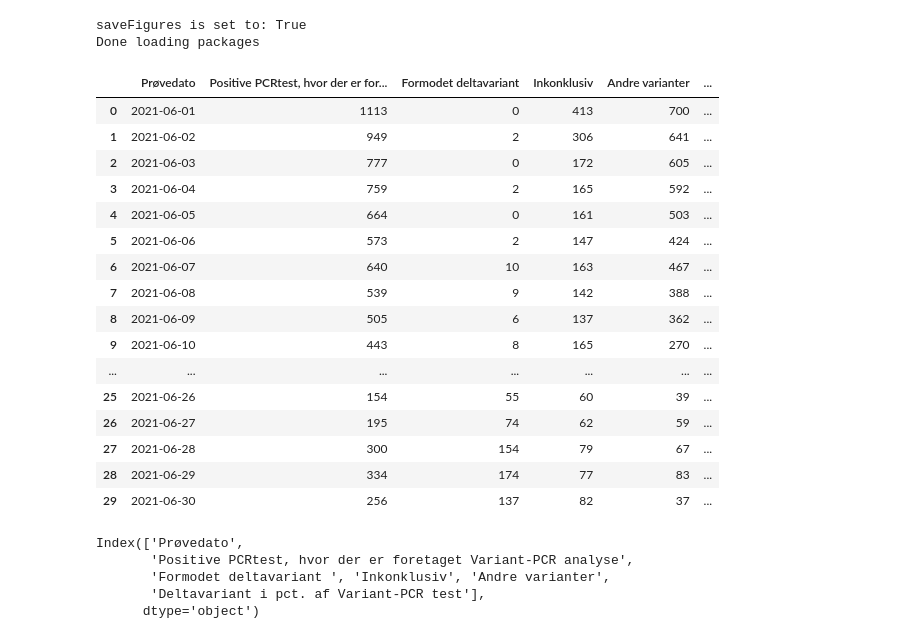
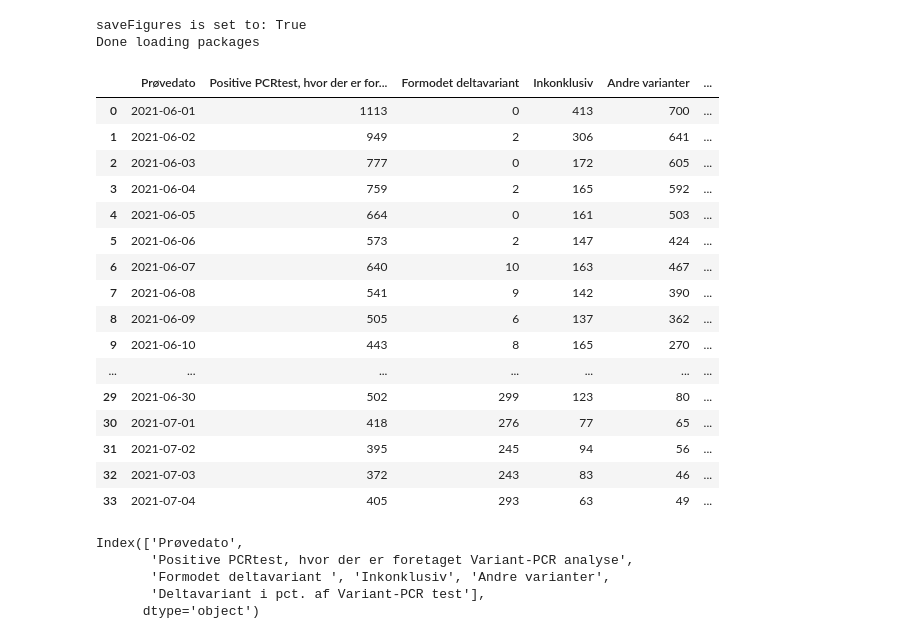
Before and after one commit to PandemiXcenter/PandemiX, a Jupyter notebook: variant/SSI_variant.ipynb, the cells around one changed output. Saved outputs shown, nothing was run; the diff lists cells and outputs as text; code cells hidden in the pictures.

```diff
--- a/variant/SSI_variant.ipynb
+++ b/variant/SSI_variant.ipynb
@@ -65,27 +65,28 @@ saveFigures is set to: True
 Done loading packages
 # %%
 df = pd.read_excel('SSI_delta_2021_07_02.xlsx')
+df = pd.read_excel('SSI_delta_2021_07_06.xlsx')
 df['Prøvedato'] = pd.to_datetime(df['Prøvedato'])
 df.sort_values(by='Prøvedato',inplace=True,ignore_index=True)
 df
 # %% [output]
 |  | Prøvedato | Positive PCRtest, hvor der er for... | Formodet deltavariant | Inkonklusiv | Andre varianter | ... |
 | 0 | 2021-06-01 | 1113 | 0 | 413 | 700 | ... |
 | 1 | 2021-06-02 | 949 | 2 | 306 | 641 | ... |
 | 2 | 2021-06-03 | 777 | 0 | 172 | 605 | ... |
 | 3 | 2021-06-04 | 759 | 2 | 165 | 592 | ... |
 | 4 | 2021-06-05 | 664 | 0 | 161 | 503 | ... |
 | 5 | 2021-06-06 | 573 | 2 | 147 | 424 | ... |
 | 6 | 2021-06-07 | 640 | 10 | 163 | 467 | ... |
-| 7 | 2021-06-08 | 539 | 9 | 142 | 388 | ... |
+| 7 | 2021-06-08 | 541 | 9 | 142 | 390 | ... |
 | 8 | 2021-06-09 | 505 | 6 | 137 | 362 | ... |
 | 9 | 2021-06-10 | 443 | 8 | 165 | 270 | ... |
 | ... | ... | ... | ... | ... | ... | ... |
-| 25 | 2021-06-26 | 154 | 55 | 60 | 39 | ... |
-| 26 | 2021-06-27 | 195 | 74 | 62 | 59 | ... |
-| 27 | 2021-06-28 | 300 | 154 | 79 | 67 | ... |
-| 28 | 2021-06-29 | 334 | 174 | 77 | 83 | ... |
-| 29 | 2021-06-30 | 256 | 137 | 82 | 37 | ... |
+| 29 | 2021-06-30 | 502 | 299 | 123 | 80 | ... |
+| 30 | 2021-07-01 | 418 | 276 | 77 | 65 | ... |
+| 31 | 2021-07-02 | 395 | 245 | 94 | 56 | ... |
+| 32 | 2021-07-03 | 372 | 243 | 83 | 46 | ... |
+| 33 | 2021-07-04 | 405 | 293 | 63 | 49 | ... |
 # %%
 print(df.columns)
 curDates = pd.to_datetime(df.iloc[:,0])
```
Also changed, not shown: parts of 10 cells of this notebook, 13 other files.
